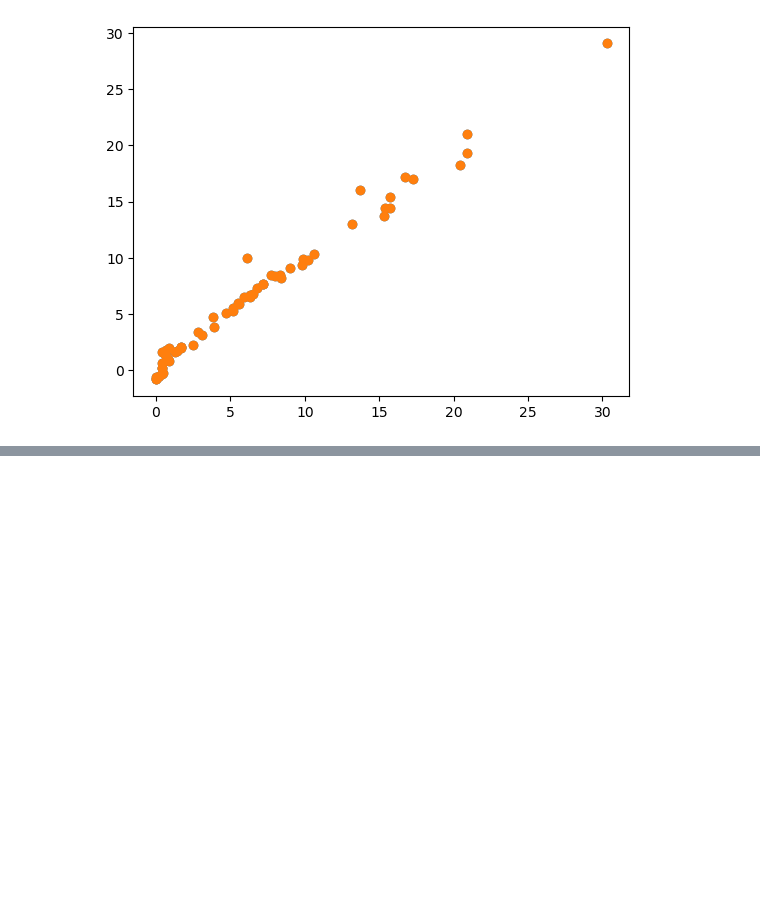
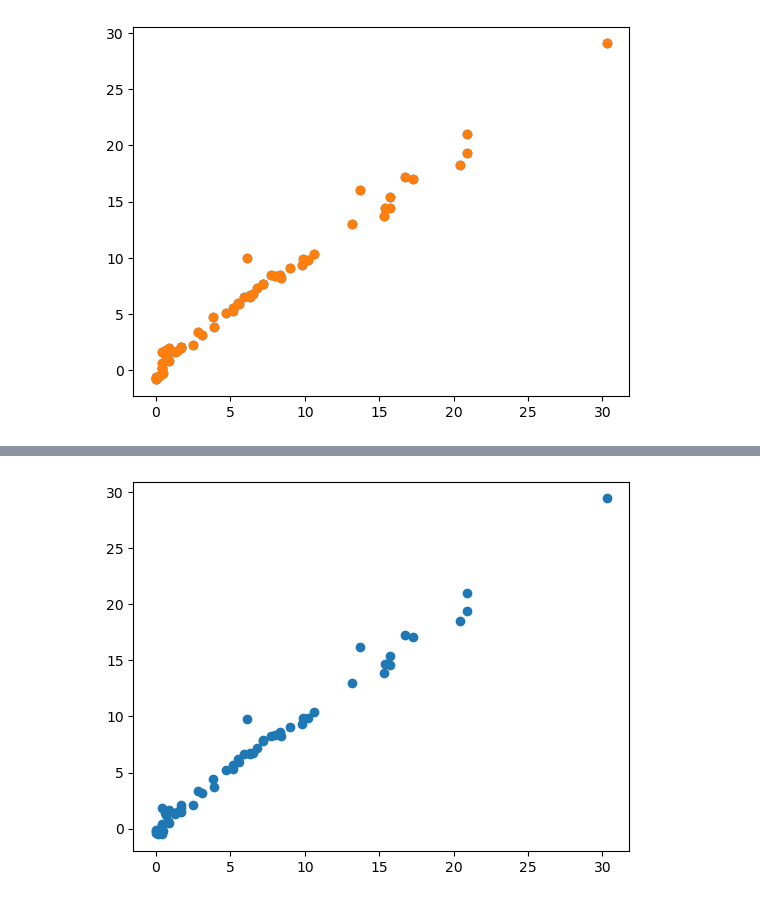
Before and after one commit to ganeshbgunjal/Projects, a Jupyter notebook: 1 Basic Linear Regression Project/2 Model Training with linear ridge lasso and elasticnet.ipynb, the cells around one changed output, grey strips where cells are left out. Drawn from its saved outputs; the diff is of its cells as text; code cells hidden in the pictures; blank space fills up the shorter version.

```diff
--- a/1 Basic Linear Regression Project/2 Model Training with linear ridge lasso and elasticnet.ipynb
+++ b/1 Basic Linear Regression Project/2 Model Training with linear ridge lasso and elasticnet.ipynb
@@ -313,0 +352,5 @@ plt.show()
+# %%
+plt.scatter(y_test,y_pred)
+plt.show()
+# %% [output]
+[figure, added]
```
Also changed, not shown: parts of 15 cells of this notebook, 1 other file.
